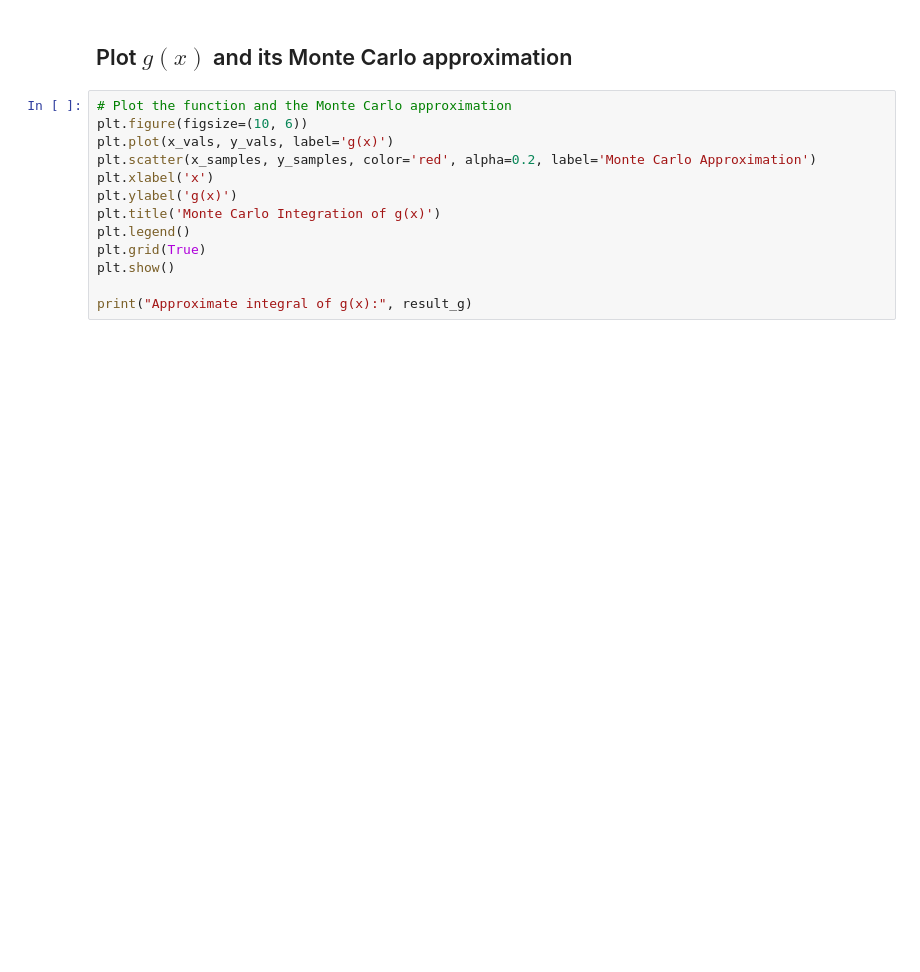
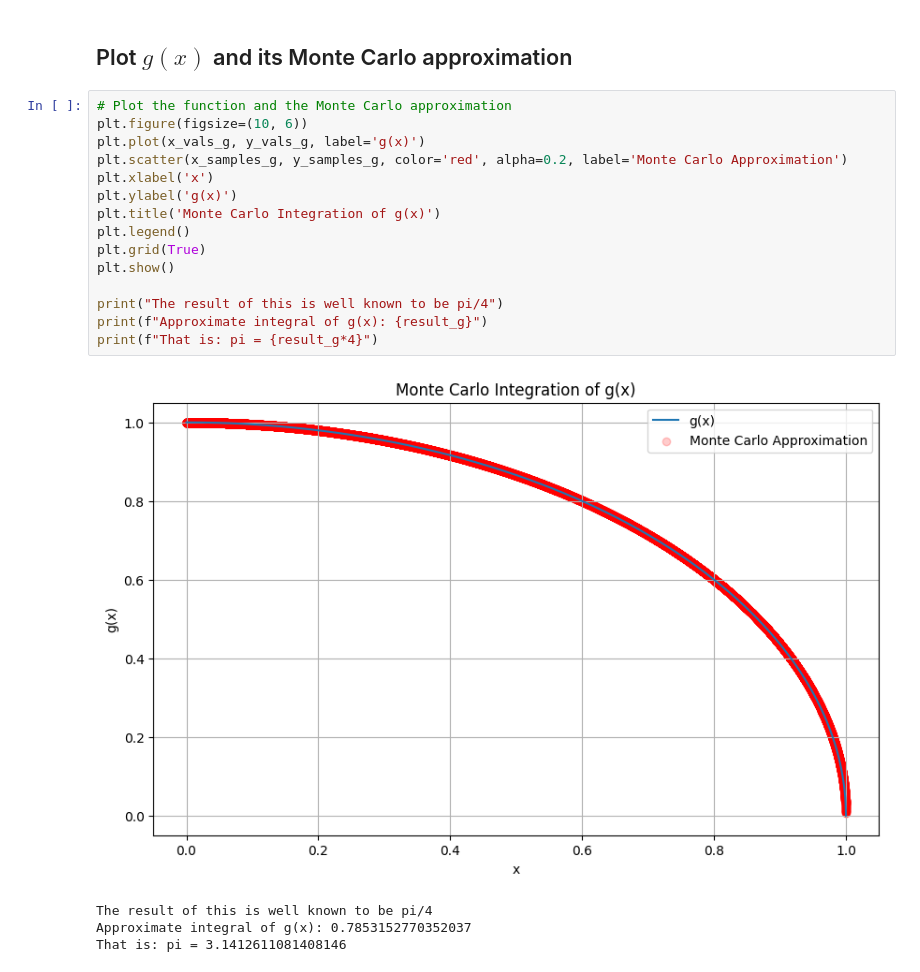
Before and after one commit to Kibalchish47/Monte-Carlo-Integration, a Jupyter notebook: code/monte-carlo-integration.ipynb, the cells around one changed output. Cells and saved outputs as stored; diff of their text form; blank space fills up the shorter version.

```diff
--- a/code/monte-carlo-integration.ipynb
+++ b/code/monte-carlo-integration.ipynb
@@ -90,13 +93,20 @@ print("Approximate integral of f(x):", result_f)
 # %%
 # Plot the function and the Monte Carlo approximation
 plt.figure(figsize=(10, 6))
-plt.plot(x_vals, y_vals, label='g(x)')
-plt.scatter(x_samples, y_samples, color='red', alpha=0.2, label='Monte Carlo Approximation')
+plt.plot(x_vals_g, y_vals_g, label='g(x)')
+plt.scatter(x_samples_g, y_samples_g, color='red', alpha=0.2, label='Monte Carlo Approximation')
 plt.xlabel('x')
 plt.ylabel('g(x)')
 plt.title('Monte Carlo Integration of g(x)')
 plt.legend()
 plt.grid(True)
 plt.show()
 
-print("Approximate integral of g(x):", result_g)
+print("The result of this is well known to be pi/4")
+print(f"Approximate integral of g(x): {result_g}")
+print(f"That is: pi = {result_g*4}")
+# %% [output]
+[figure, added]
+The result of this is well known to be pi/4
+Approximate integral of g(x): 0.7853152770352037
+That is: pi = 3.1412611081408146
```
Also changed, not shown: parts of 1 cell of this notebook.
